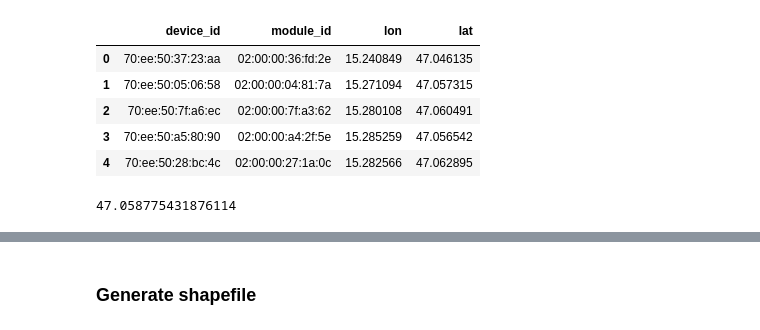
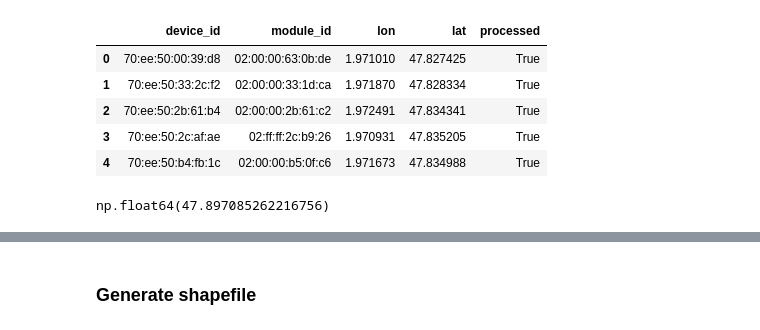
Before and after one commit to ayubero/uhi, a Jupyter notebook: notebooks/visualize_stations.ipynb, the cells around one changed output, grey strips where cells are left out. Cells and saved outputs as stored; diff of their text form; code cells hidden in the pictures.

Commit message:
Study in Graz & Orleans

```diff
--- a/notebooks/visualize_stations.ipynb
+++ b/notebooks/visualize_stations.ipynb
@@ -3,20 +30,20 @@ import pandas as pd
 import folium
 from pyproj import Transformer
 # %%
-city = 'graz'
+city = 'orleans'
 stations = pd.read_csv('../data/' + city + '/stations/netatmo_stations.csv', delimiter=',')
 stations.head()
 # %% [output]
-|  | device_id | module_id | lon | lat |
-| 0 | 70:ee:50:37:23:aa | 02:00:00:36:fd:2e | 15.240849 | 47.046135 |
-| 1 | 70:ee:50:05:06:58 | 02:00:00:04:81:7a | 15.271094 | 47.057315 |
-| 2 | 70:ee:50:7f:a6:ec | 02:00:00:7f:a3:62 | 15.280108 | 47.060491 |
-| 3 | 70:ee:50:a5:80:90 | 02:00:00:a4:2f:5e | 15.285259 | 47.056542 |
-| 4 | 70:ee:50:28:bc:4c | 02:00:00:27:1a:0c | 15.282566 | 47.062895 |
+|  | device_id | module_id | lon | lat | processed |
+| 0 | 70:ee:50:00:39:d8 | 02:00:00:63:0b:de | 1.971010 | 47.827425 | True |
+| 1 | 70:ee:50:33:2c:f2 | 02:00:00:33:1d:ca | 1.971870 | 47.828334 | True |
+| 2 | 70:ee:50:2b:61:b4 | 02:00:00:2b:61:c2 | 1.972491 | 47.834341 | True |
+| 3 | 70:ee:50:2c:af:ae | 02:ff:ff:2c:b9:26 | 1.970931 | 47.835205 | True |
+| 4 | 70:ee:50:b4:fb:1c | 02:00:00:b5:0f:c6 | 1.971673 | 47.834988 | True |
 # %%
 stations['lat'].mean()
 # %% [output]
-47.058775431876114
+np.float64(47.897085262216756)
 # %%
 coords = (stations['lat'].mean(), stations['lon'].mean())
 map = folium.Map(location=coords, zoom_start=13)
```
Also changed, not shown: parts of 2 cells of this notebook, 17 other files.
